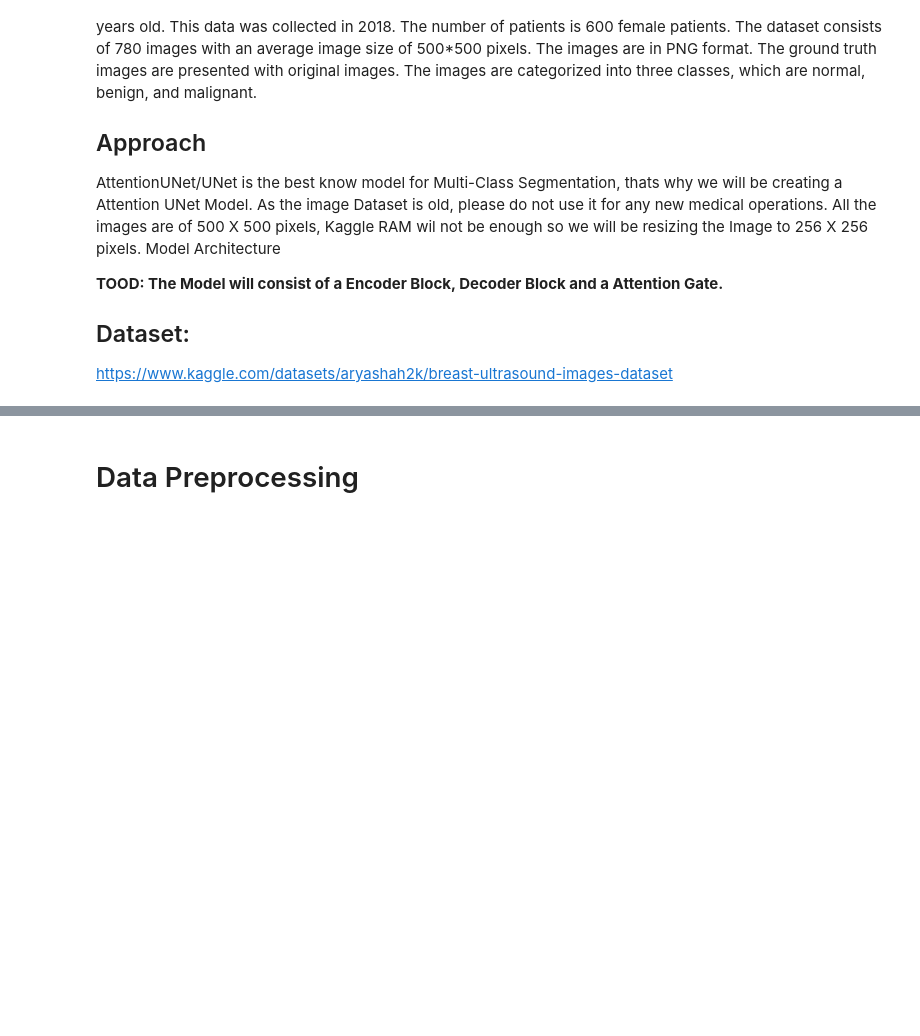
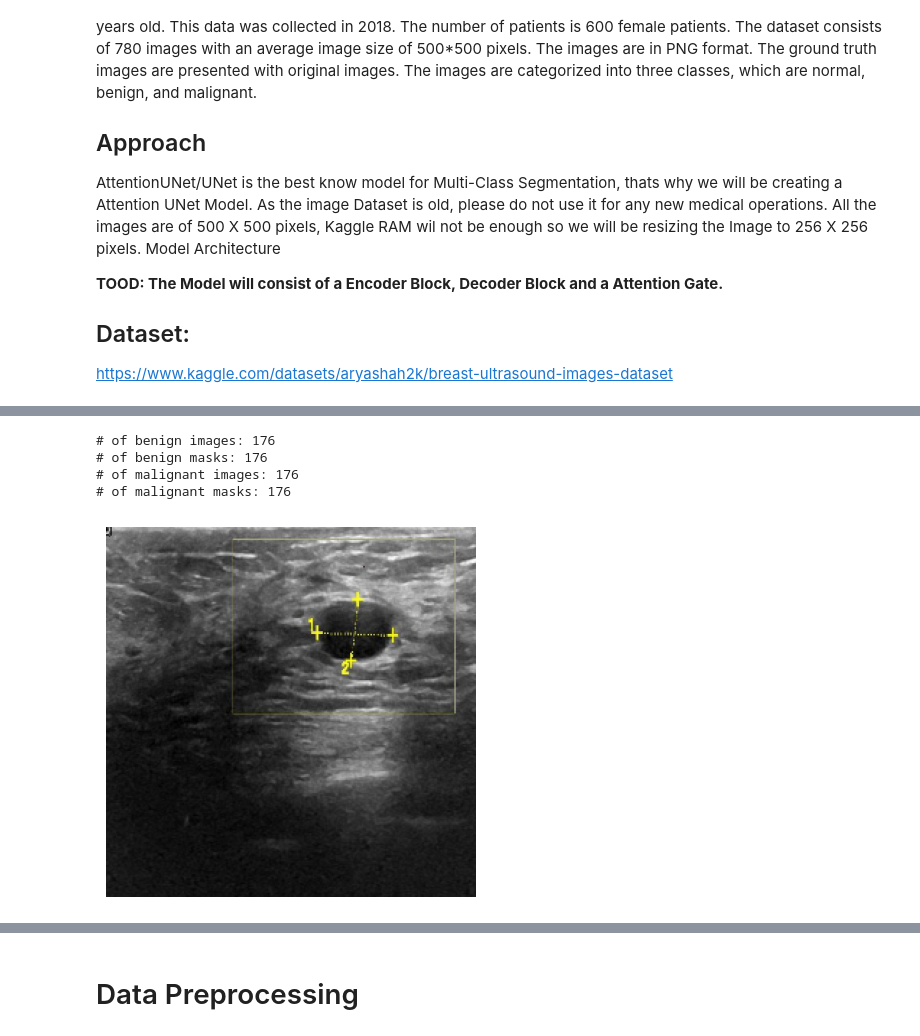
Before and after one commit to Daught/digital_biomarker, a Jupyter notebook: Imaging/1_Breast_Tumor_Detection/breast_ultrasound_cancer_predictions_final.ipynb, the cells around one changed output, grey strips where cells are left out. Drawn from its saved outputs; the diff is of its cells as text; code cells hidden in the pictures; blank space fills up the shorter version.

```diff
--- a/Imaging/1_Breast_Tumor_Detection/breast_ultrasound_cancer_predictions_final.ipynb
+++ b/Imaging/1_Breast_Tumor_Detection/breast_ultrasound_cancer_predictions_final.ipynb
@@ -122,6 +110,16 @@ malignant_mask_paths = [
     f'./data/Breast_Tumor_Dataset/Dataset_BUSI_with_GT/malignant/malignant ({num})_mask.png'
     for num in df_allowed_image_index_for_processing['malignant']
 ]
+
+print("# of benign images: " + str(len(benign_paths)))
+print("# of benign masks: " + str(len(benign_mask_paths)))
+print("# of malignant images: " + str(len(malignant_paths)))
+print("# of malignant masks: " + str(len(malignant_mask_paths)))
+# %% [output]
+# of benign images: 176
+# of benign masks: 176
+# of malignant images: 176
+# of malignant masks: 176
 # %%
 def load_image(image, SIZE):
     return np.round(tfi.resize(img_to_array(load_img(image))/255.,(SIZE, SIZE)),4)
@@ -229,0 +164,4 @@ for class_paths in double_mask_paths:
+# %%
+show_image(load_image('./data/Breast_Tumor_Dataset/Dataset_BUSI_with_GT/benign/benign (6).png', 256))
+# %% [output]
+[figure, added]
```
Also changed, not shown: parts of 45 cells of this notebook, 1 other file.
